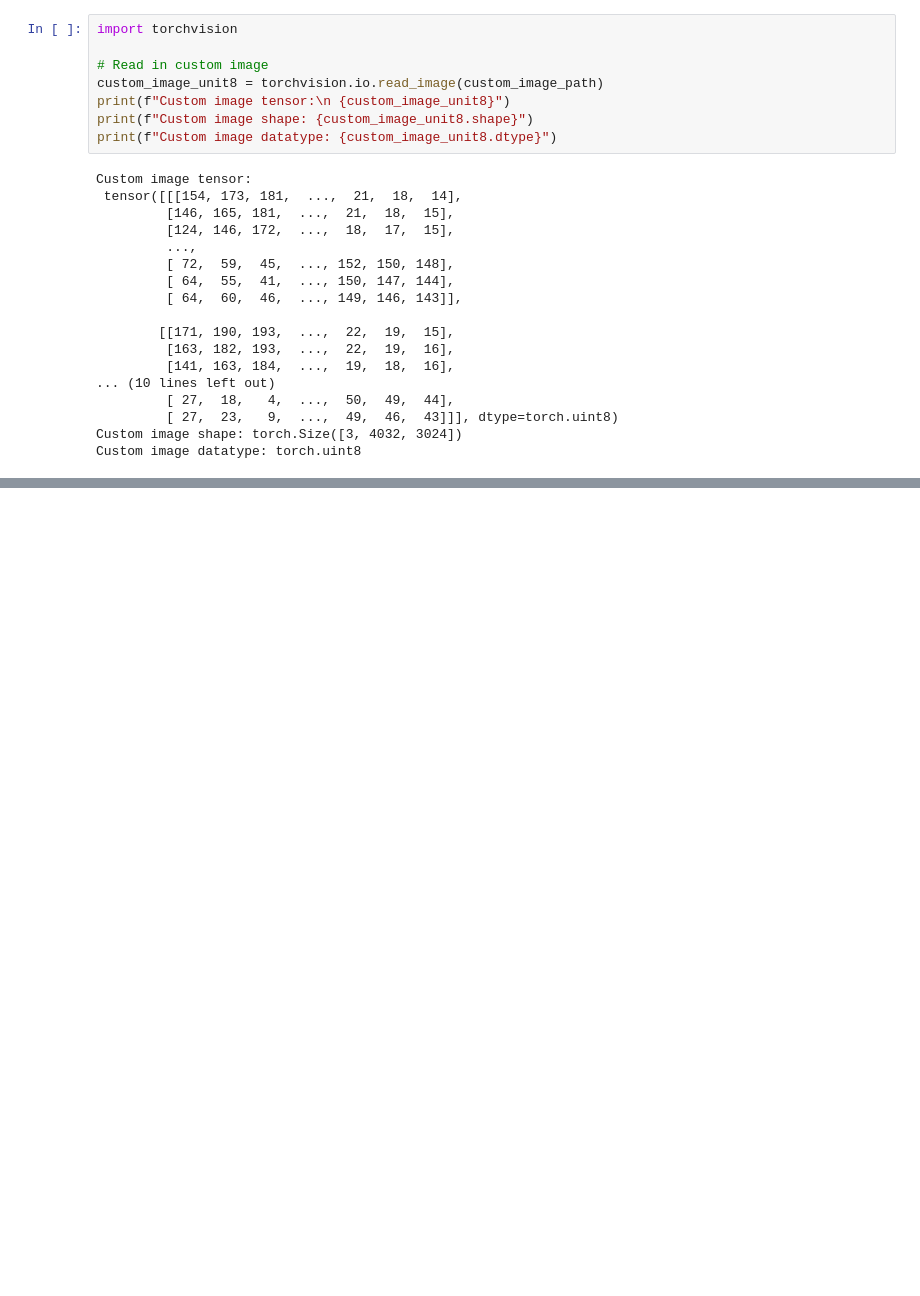
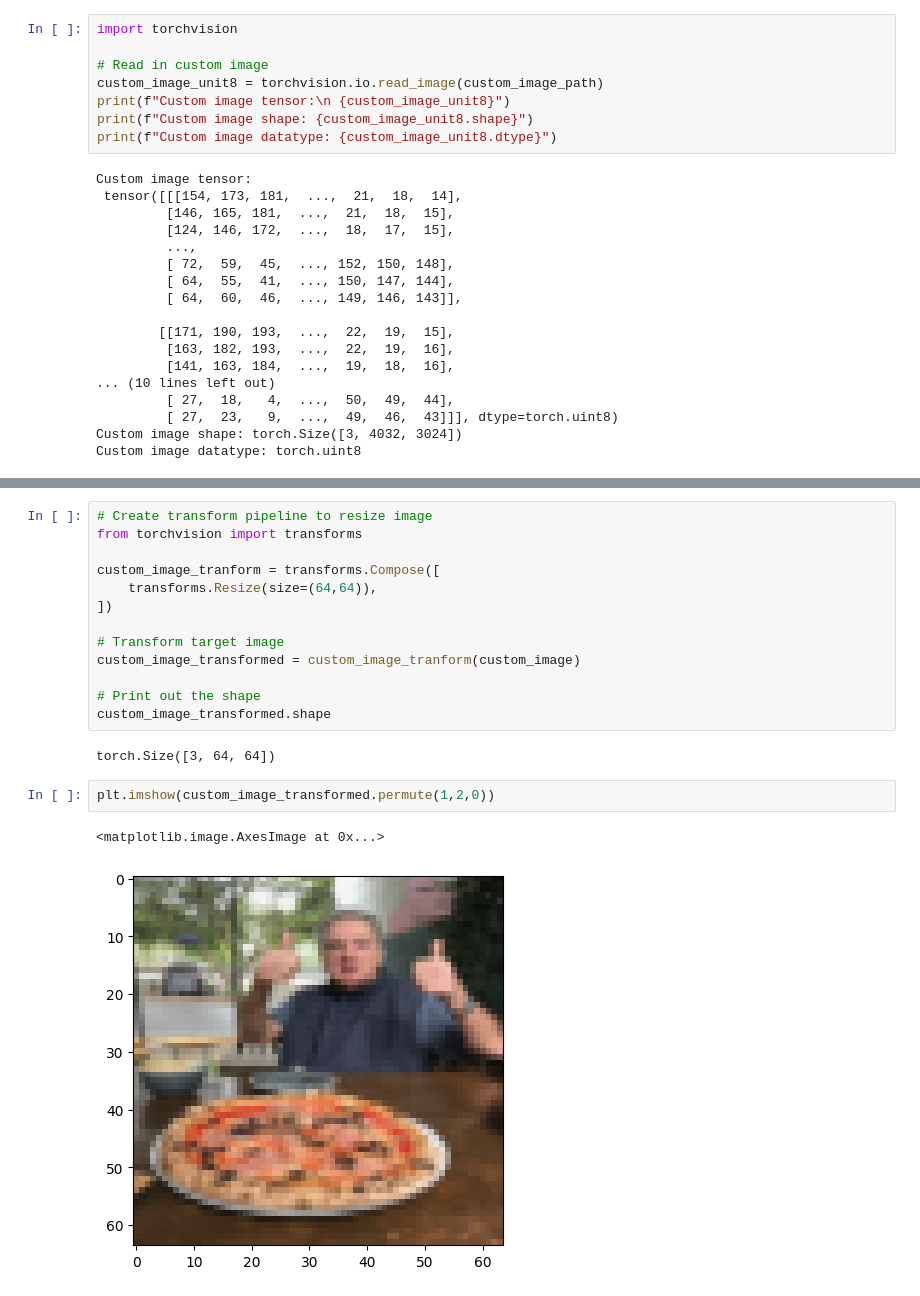
Before and after one commit to KavourEI/PyTorch_Exploration, a Jupyter notebook: 04_pytorch_custom_datasets.ipynb, the cells around one changed output, grey strips where cells are left out. Cells and saved outputs as stored; diff of their text form; blank space fills up the shorter version.

```diff
--- a/04_pytorch_custom_datasets.ipynb
+++ b/04_pytorch_custom_datasets.ipynb
@@ -1425,0 +1484,20 @@ plt.imshow(custom_image_unit8.permute(1,2,0))
+# %%
+# Create transform pipeline to resize image
+from torchvision import transforms
+
+custom_image_tranform = transforms.Compose([
+    transforms.Resize(size=(64,64)),
+])
+
+# Transform target image
+custom_image_transformed = custom_image_tranform(custom_image)
+
+# Print out the shape
+custom_image_transformed.shape
+# %% [output]
+torch.Size([3, 64, 64])
+# %%
+plt.imshow(custom_image_transformed.permute(1,2,0))
+# %% [output]
+<matplotlib.image.AxesImage at 0x...>
+[figure, added]
```
Also changed, not shown: parts of 37 cells of this notebook.
